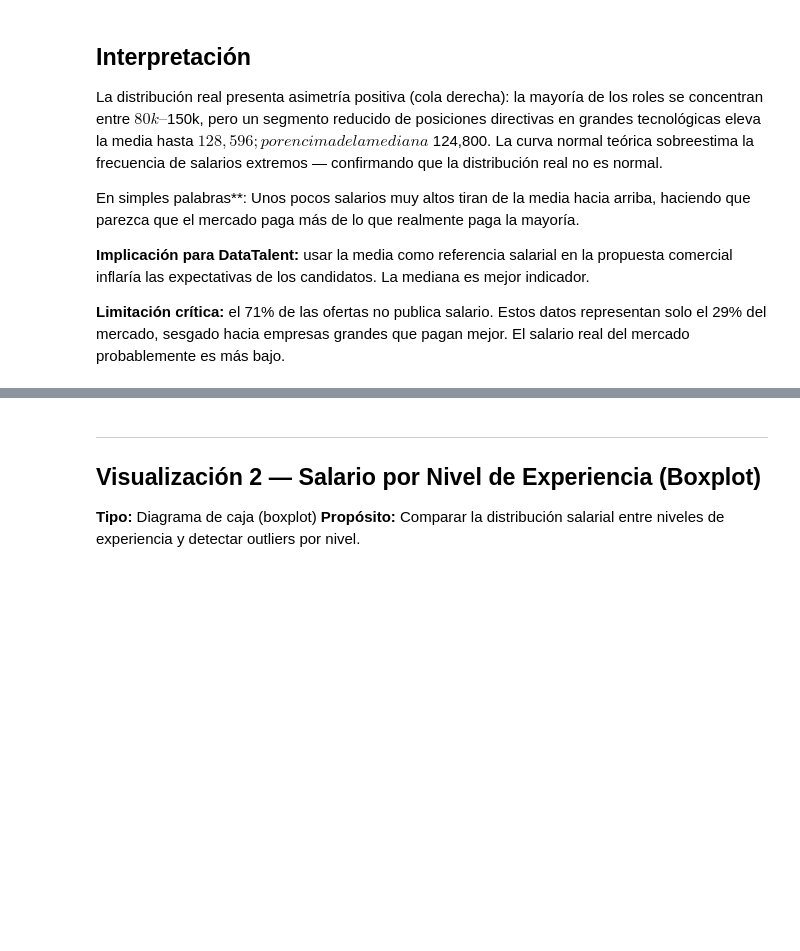
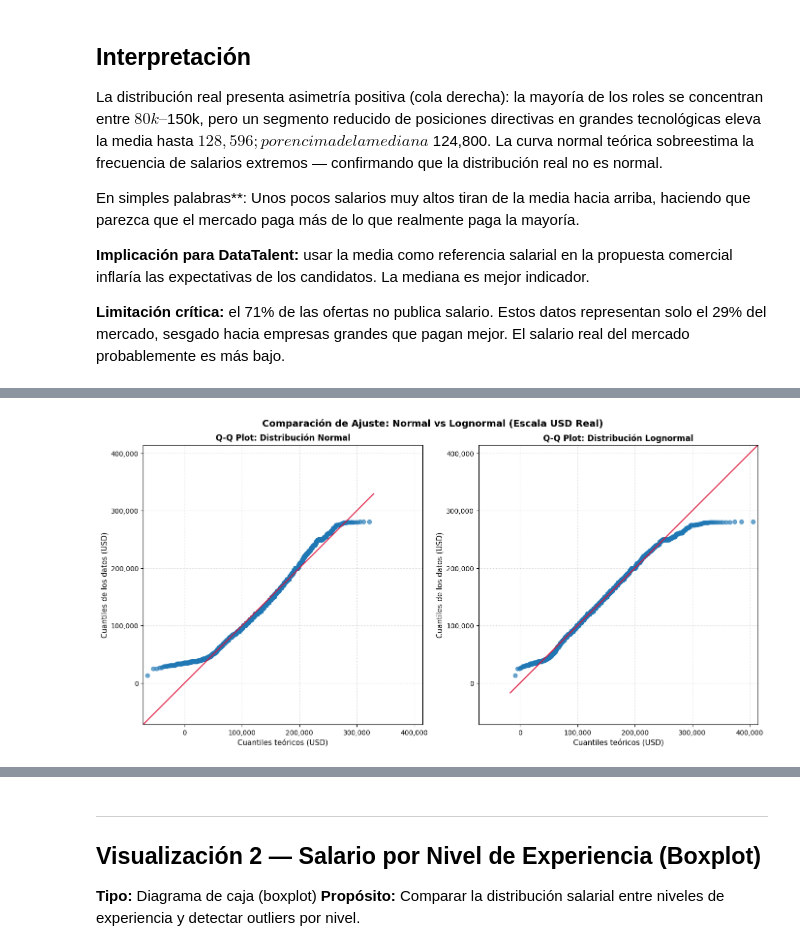
Before and after one commit to MajoRodri/HRIA, a Jupyter notebook: Phase4_Visualization.ipynb, the cells around one changed output, grey strips where cells are left out. Drawn from its saved outputs; the diff is of its cells as text; code cells hidden in the pictures; blank space fills up the shorter version.

Commit message:
feat(analytics): add Q-Q plots for Normal vs Lognormal salary comparison

```diff
--- a/Phase4_Visualization.ipynb
+++ b/Phase4_Visualization.ipynb
@@ -264,0 +272,88 @@ El salario real del mercado probablemente es más bajo.
+# %%
+import scipy.stats as stats
+import statsmodels.api as sm
+
+fig, axes = plt.subplots(1, 2, figsize=(14, 7))
+
+# Q-Q Plot: Normal distribution
+mu, sigma = data_sal.mean(), data_sal.std()
+
+# Generate the Q-Q plot passing the local sample parameters
+sm.qqplot(
+    data_sal,
+    dist=stats.norm,
+    loc=mu,
+    scale=sigma,
+    line="45",
+    ax=axes[0],
+)
+
+# Custom styling
+axes[0].get_lines()[0].set_color("steelblue")
+axes[0].get_lines()[0].set_alpha(0.65)
+axes[0].get_lines()[1].set_color("crimson")
+axes[0].set_title(
+    "Q-Q Plot: Distribución Normal",
+    fontsize=12,
+    fontweight="bold",
+)
+axes[0].set_xlabel("Cuantiles teóricos (USD)", fontsize=11)
+axes[0].set_ylabel("Cuantiles de los datos (USD)", fontsize=11)
+
+# Q-Q Plot: Lognormal distribution
+shape, loc, scale = stats.lognorm.fit(data_sal)
+
+# Generate the Q-Q plot using the fitted lognormal parameters
+sm.qqplot(
+    data_sal,
+    dist=stats.lognorm,
+    distargs=(shape,),
+    loc=loc,
+    scale=scale,
+    line="45",
+    ax=axes[1],
+)
+
+# Custom styling
+axes[1].get_lines()[0].set_color("steelblue")
+axes[1].get_lines()[0].set_alpha(0.65)
+axes[1].get_lines()[1].set_color("crimson")
+axes[1].set_title(
+    "Q-Q Plot: Distribución Lognormal",
+    fontsize=12,
+    fontweight="bold",
+)
+axes[1].set_xlabel("Cuantiles teóricos (USD)", fontsize=11)
+axes[1].set_ylabel("Cuantiles de los datos (USD)", fontsize=11)
+
+# Axis Equalization & Alignment (1:1 Aspect Ratio and Uniform Scale)
+all_min = min(axes[0].get_xlim()[0], axes[1].get_xlim()[0])
+all_max = max(axes[0].get_xlim()[1], axes[1].get_xlim()[1])
+
+for ax in axes:
+    ax.grid(True, linestyle=":", alpha=0.6)
+
+    # Force a perfect square aspect ratio
+    ax.set_aspect("equal", adjustable="box")
+
+    # Apply the same unified global range to both X and Y axes
+    ax.set_xlim(all_min, all_max)
+    ax.set_ylim(all_min, all_max)
+
+    # Format axis tick labels with thousands separators for better readability
+    ax.xaxis.set_major_formatter("{x:,.0f}")
+    ax.yaxis.set_major_formatter("{x:,.0f}")
+
+# Overall figure layout settings
+plt.suptitle(
+    "Comparación de Ajuste: Normal vs Lognormal (Escala USD Real)",
+    fontsize=14,
+    fontweight="bold",
+    y=0.98,
+)
+plt.tight_layout()
+
+save_and_show("viz1.2_qq_plots_escala_real.png")
+print("Guardado: viz1.2_qq_plots_escala_real.png")
+# %% [output]
+[figure, added]
```
Also changed, not shown: parts of 4 cells of this notebook.
